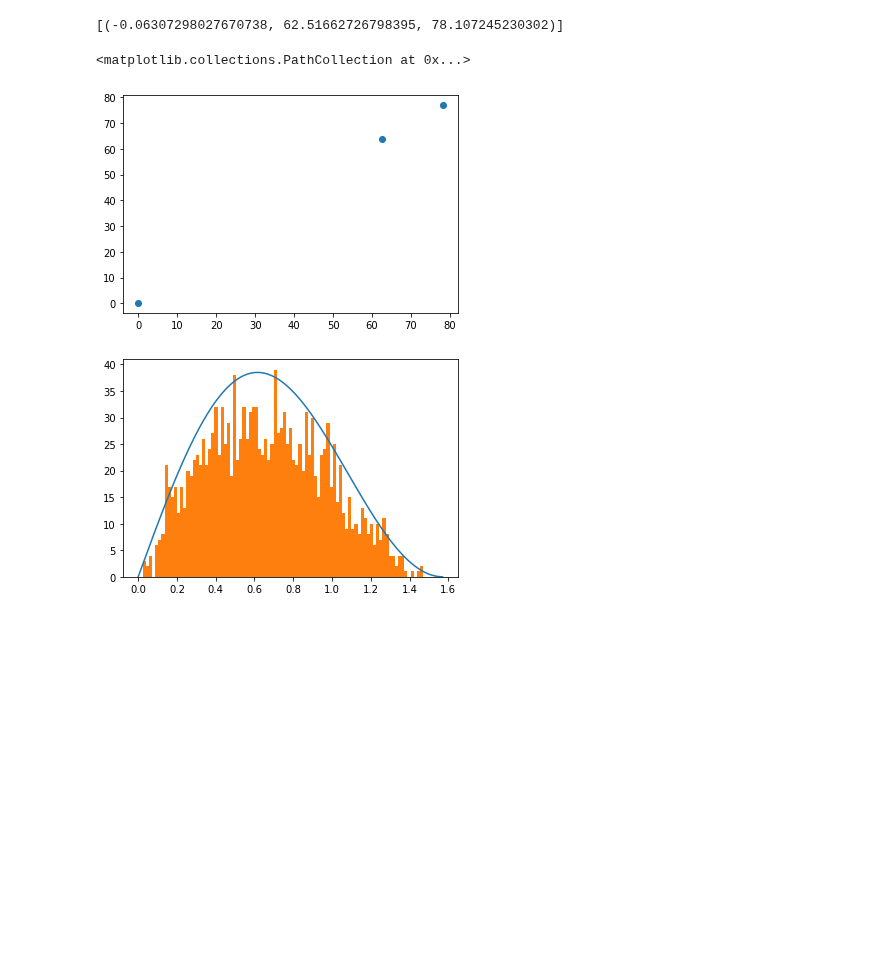
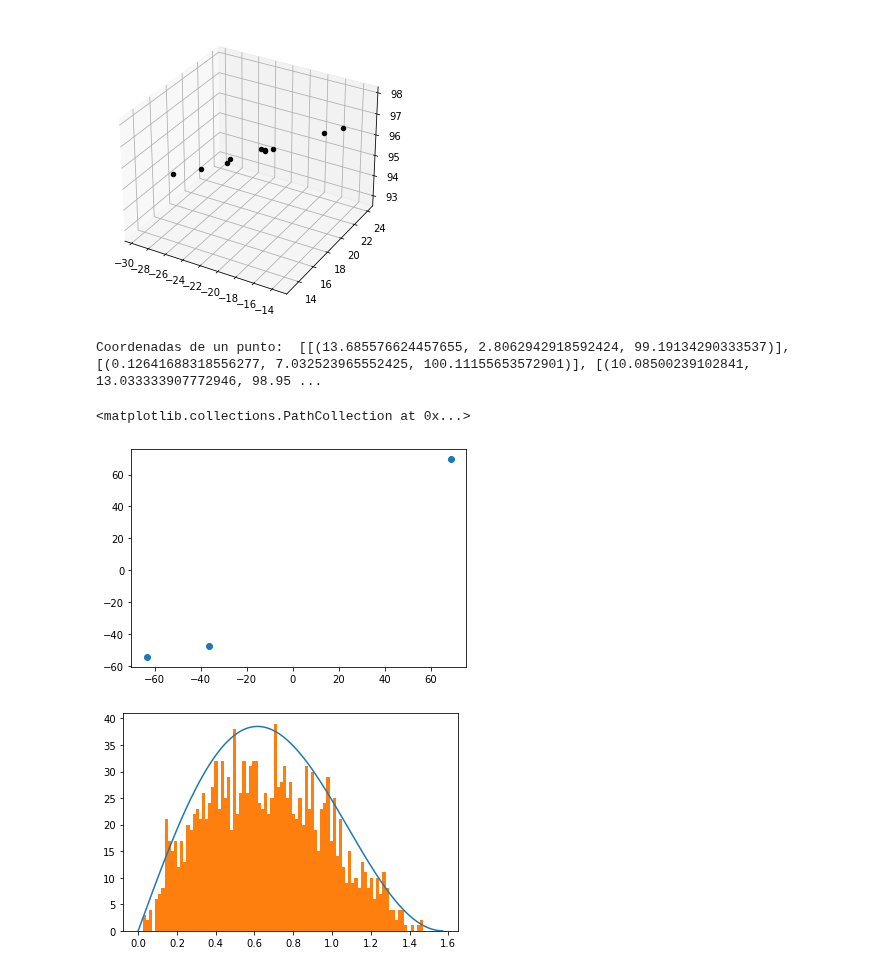
Before and after one commit to mausanram/CodigosICN, a Jupyter notebook: Simulacion_ab_initio/Sim_ab_initio.ipynb, the cells around one changed output. Saved outputs shown, nothing was run; the diff lists cells and outputs as text; code cells hidden in the pictures; blank space fills up the shorter version.

```diff
--- a/Simulacion_ab_initio/Sim_ab_initio.ipynb
+++ b/Simulacion_ab_initio/Sim_ab_initio.ipynb
@@ -90,10 +102,40 @@ plt.show()
+# %%
+fig = plt.figure()
+# Creamos el plano 3D
+ax1 = fig.add_subplot(111, projection='3d')
+Ax = Axes3D(fig)
+
+theta = np.arange(0, 2 * np.pi, 0.01)
+phi = np.arange(0, np.pi/2, 0.01)
+theta, phi = np.meshgrid(theta, phi)
+
+# Definimos los datos de prueba
+for i in np.arange(0, len(list_points_per_plane[0])):
+    x = list_points_per_plane[0][i][0][0]
+    y = list_points_per_plane[0][i][0][1]
+    z = list_points_per_plane[0][i][0][2]
+    # print(list_points_per_plane[0][i][0])
+    Ax.scatter(x, y, z, c='k', marker='o')
+
+x_s = Radio * np.sin(phi) * np.cos(theta)
+y_s = Radio * np.sin(phi) * np.sin(theta)
+z_s = Radio * np.cos(phi)
+
+# Agregamos los puntos en el plano 3D
+
+# Ax.plot_surface(x_s, y_s, z_s)
+
+# Mostramos el gráfico
+plt.show()
+# %% [output]
+[figure, added]
 # %%
-print(list_random_plane_point[0])
+print('Coordenadas de un punto: ', list_points_per_plane[0])
 plt.scatter(list_random_plane_point[0], list_random_plane_point[1])
 # %% [output]
-[(-0.06307298027670738, 62.51662726798395, 78.107245230302)]
+Coordenadas de un punto:  [[(13.685576624457655, 2.8062942918592424, 99.19134290333537)], [(0.12641688318556277, 7.032523965552425, 100.11155653572901)], [(10.08500239102841, 13.033333907772946, 98.95 ...
 <matplotlib.collections.PathCollection at 0x...>
-[figure, old version]
+[figure, new version]
 # %%
 plt.plot(Theta, Theta_true)
 # plt.plot(Theta_true, Theta)
```
Also changed, not shown: parts of 3 cells of this notebook, 1 other file.
